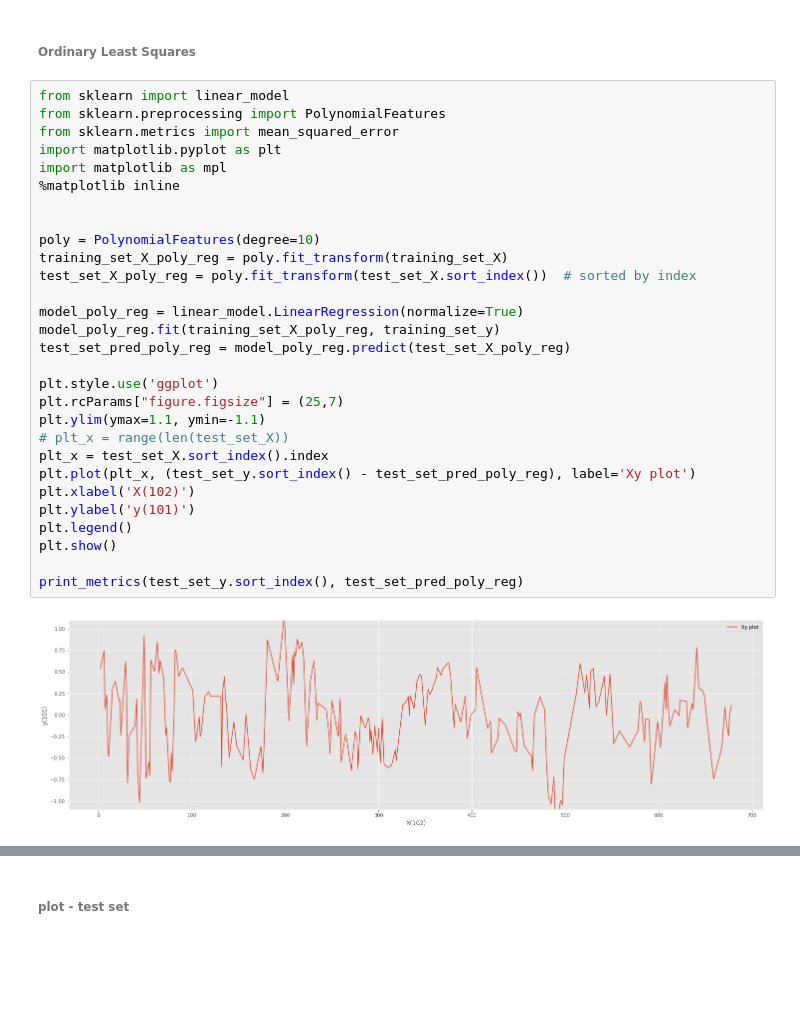
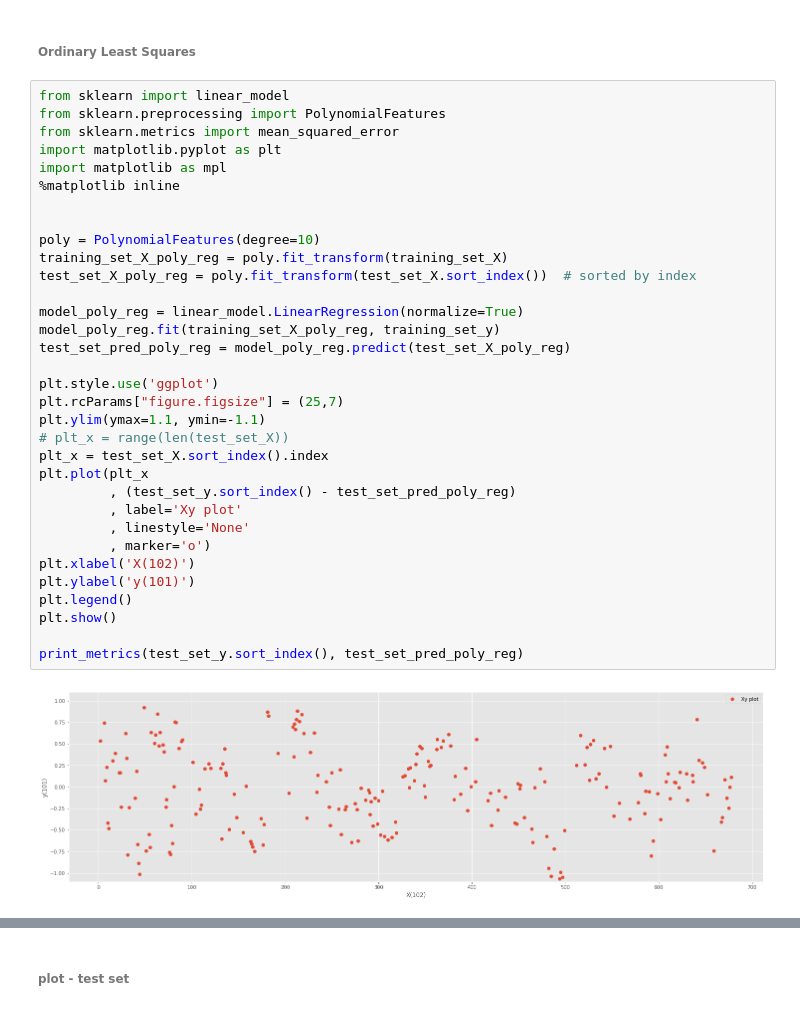
Before and after one commit to notyetend/pg, a Jupyter notebook: _chaos/proto2003_dc_file__180426.ipynb, the cells around one changed output, grey strips where cells are left out. Drawn from its saved outputs; the diff is of its cells as text; blank space fills up the shorter version.

```diff
--- a/_chaos/proto2003_dc_file__180426.ipynb
+++ b/_chaos/proto2003_dc_file__180426.ipynb
@@ -113,31 +130,35 @@ plt.show()
 # %%
 from sklearn import linear_model
 from sklearn.preprocessing import PolynomialFeatures
 from sklearn.metrics import mean_squared_error
 import matplotlib.pyplot as plt
 import matplotlib as mpl
 %matplotlib inline
 
 
 poly = PolynomialFeatures(degree=10)
 training_set_X_poly_reg = poly.fit_transform(training_set_X)
 test_set_X_poly_reg = poly.fit_transform(test_set_X.sort_index())  # sorted by index
 
 model_poly_reg = linear_model.LinearRegression(normalize=True)
 model_poly_reg.fit(training_set_X_poly_reg, training_set_y)
 test_set_pred_poly_reg = model_poly_reg.predict(test_set_X_poly_reg)
 
 plt.style.use('ggplot')
 plt.rcParams["figure.figsize"] = (25,7)
 plt.ylim(ymax=1.1, ymin=-1.1)
 # plt_x = range(len(test_set_X))
 plt_x = test_set_X.sort_index().index
-plt.plot(plt_x, (test_set_y.sort_index() - test_set_pred_poly_reg), label='Xy plot')
+plt.plot(plt_x
+         , (test_set_y.sort_index() - test_set_pred_poly_reg)
+         , label='Xy plot'
+         , linestyle='None'
+         , marker='o')
 plt.xlabel('X(102)')
 plt.ylabel('y(101)')
 plt.legend()
 plt.show()
 
 print_metrics(test_set_y.sort_index(), test_set_pred_poly_reg)
 # %% [output]
-[figure, old version]
+[figure, new version]
```
Also changed, not shown: parts of 13 cells of this notebook, 1 other file.
